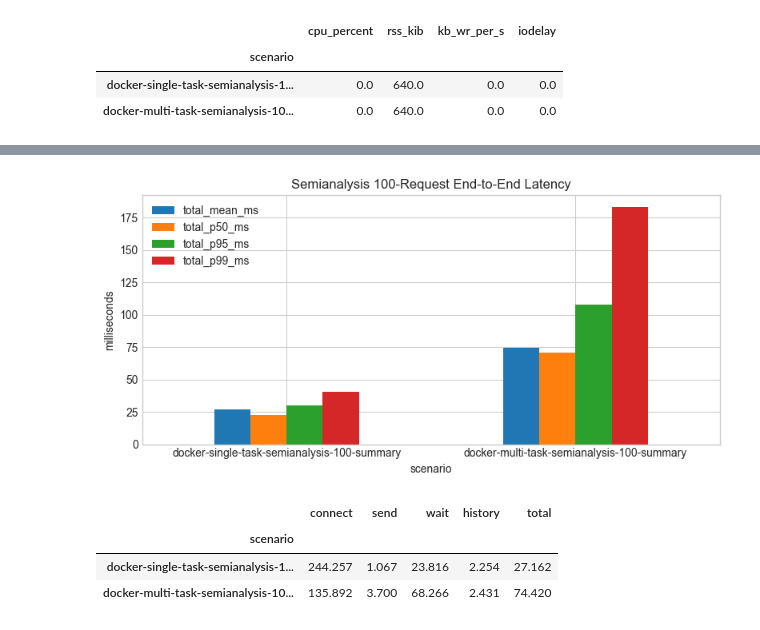
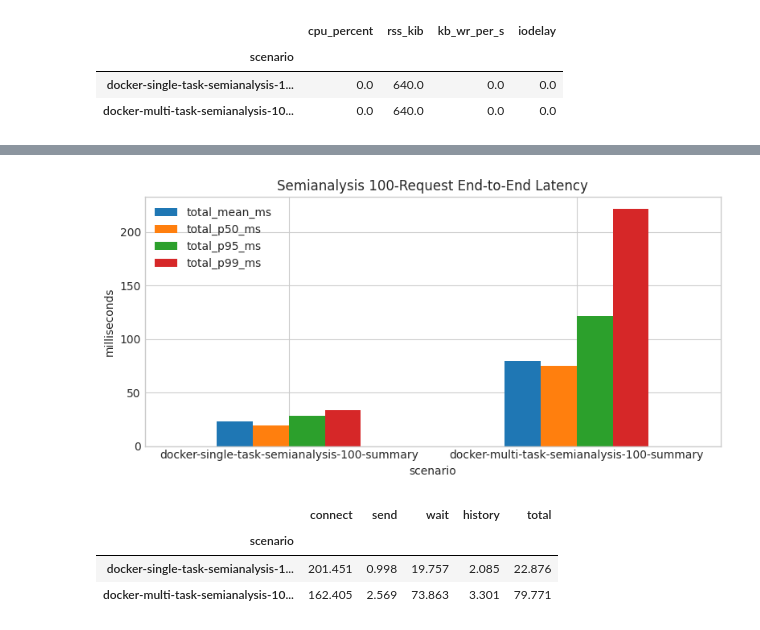
Before and after one commit to Boole-Highland-Insight/ClawHarness, a Jupyter notebook: openclaw_gateway_context_list_walkthrough.ipynb, the cells around one changed output, grey strips where cells are left out. Drawn from its saved outputs; the diff is of its cells as text; code cells hidden in the pictures.

```diff
--- a/openclaw_gateway_context_list_walkthrough.ipynb
+++ b/openclaw_gateway_context_list_walkthrough.ipynb
@@ -188,5 +188,5 @@ async def demo_context_list():
 
 
 # 如果本地已经跑了 gateway，可以取消下面一行注释直接试。
-result = await demo_context_list()
-result
+# result = await demo_context_list()
+# result
@@ -220,7 +218,7 @@ summary = {
 from pathlib import Path
 import json
 
-base = repo_root / "client-harness" / "scenarios"
+base = repo_root / "scenarios"
 docker_single = json.loads((base / "docker_single.json").read_text(encoding="utf-8"))
 docker_multi = json.loads((base / "docker_multi.json").read_text(encoding="utf-8"))
 
@@ -306,5 +304,5 @@ def resolve_session_key(
 - parse 后的 collector summary
 - 每一次请求的明细 latency
 # %%
-sample_run = repo_root / "client-harness" / "out" / "20260319T125032Z_docker-single"
+sample_run = repo_root/ "out" / "20260319T125032Z_docker-single"
 sorted(str(path.relative_to(sample_run)) for path in sample_run.rglob("*"))[:40]
@@ -1326,0 +1395,19 @@ semianalysis_100_df.round(3).T
+# %%
+single_semianalysis_100_summaries = load_summaries(
+    "docker-single-task-semianalysis-100-summary",
+    last_n=None,
+)
+multi_semianalysis_100_summaries = load_summaries(
+    "docker-multi-task-semianalysis-100-summary",
+    last_n=None,
+)
+print('Records Numbers:', len(single_semianalysis_100_summaries))
+single_semianalysis_100_summary_avg = average_summaries_keep_metadata(single_semianalysis_100_summaries)
+multi_semianalysis_100_summary_avg = average_summaries_keep_metadata(multi_semianalysis_100_summaries)
+
+semianalysis_100_df_avg = pd.DataFrame([
+    build_semianalysis_100_row(single_semianalysis_100_summary_avg),
+    build_semianalysis_100_row(multi_semianalysis_100_summary_avg),
+]).set_index("scenario")
+
+semianalysis_100_df_avg.round(3).T
@@ -1327,22 +1433,22 @@ semianalysis_100_df.round(3).T
 # %%
 plt.style.use("seaborn-v0_8-whitegrid")
 
 fig, axes = plt.subplots(1, 1, figsize=(8, 4))
 
-semianalysis_100_df[["total_mean_ms", "total_p50_ms", "total_p95_ms", "total_p99_ms"]].plot(
+semianalysis_100_df_avg[["total_mean_ms", "total_p50_ms", "total_p95_ms", "total_p99_ms"]].plot(
     kind="bar",
     ax=axes,
     rot=0,
     title="Semianalysis 100-Request End-to-End Latency",
 )
 axes.set_ylabel("milliseconds")
 
 plt.tight_layout()
 plt.show()
 # %% [output]
-[figure, old version]
+[figure, new version]
 # %%
-semianalysis_100_phase_df = semianalysis_100_df[[
+semianalysis_100_phase_df = semianalysis_100_df_avg[[
     "connect_mean_ms",
     "send_mean_ms",
     "wait_mean_ms",
@@ -1360,8 +1466,8 @@ semianalysis_100_phase_df.round(3)
 # %% [output]
 |  | connect | send | wait | history | total |
 | scenario |  |  |  |  |  |
-| docker-single-task-semianalysis-1... | 244.257 | 1.067 | 23.816 | 2.254 | 27.162 |
-| docker-multi-task-semianalysis-10... | 135.892 | 3.700 | 68.266 | 2.431 | 74.420 |
+| docker-single-task-semianalysis-1... | 201.451 | 0.998 | 19.757 | 2.085 | 22.876 |
+| docker-multi-task-semianalysis-10... | 162.405 | 2.569 | 73.863 | 3.301 | 79.771 |
 # %%
 ax = semianalysis_100_phase_df.plot(kind="bar", figsize=(10, 5), rot=0, title="Semianalysis 100-Request Mean Latency by Phase")
 ax.set_ylabel("milliseconds")
```
Also changed, not shown: parts of 53 cells of this notebook, 11 other files.
